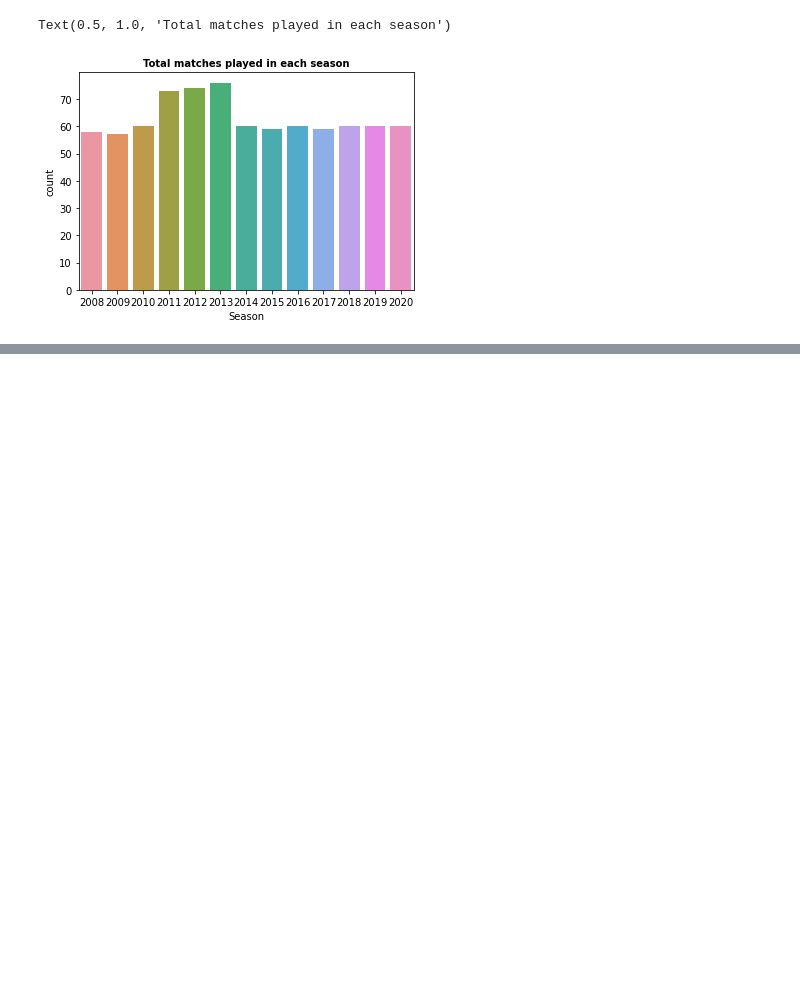
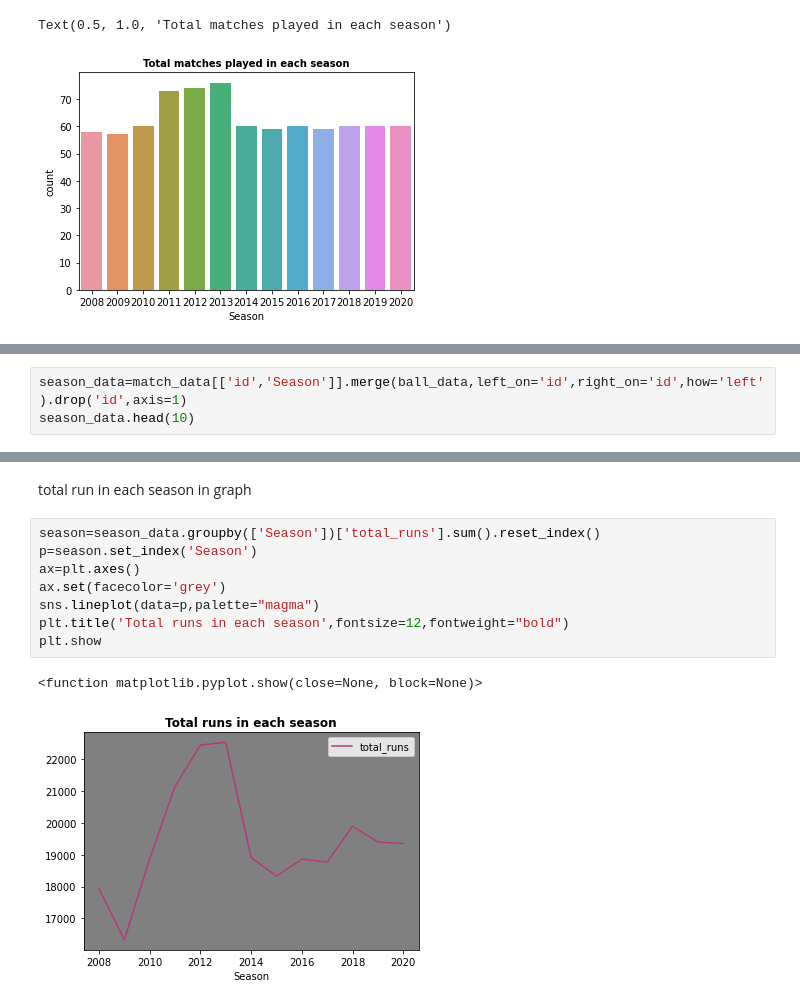
Before and after one commit to Sipun00/vscode, a Jupyter notebook: IPL DATA ANNALYSIS/IPL.ipynb, the cells around one changed output, grey strips where cells are left out. Drawn from its saved outputs; the diff is of its cells as text; blank space fills up the shorter version.

```diff
--- a/IPL DATA ANNALYSIS/IPL.ipynb
+++ b/IPL DATA ANNALYSIS/IPL.ipynb
@@ -156,0 +162,3 @@ Text(0.5, 1.0, 'Total matches played in each season')
+# %%
+season_data=match_data[['id','Season']].merge(ball_data,left_on='id',right_on='id',how='left').drop('id',axis=1)
+season_data.head(10)
@@ -156,0 +177,13 @@ Text(0.5, 1.0, 'Total matches played in each season')
+# %% [markdown]
+total run in each season in graph
+# %%
+season=season_data.groupby(['Season'])['total_runs'].sum().reset_index()
+p=season.set_index('Season')
+ax=plt.axes()
+ax.set(facecolor='grey')
+sns.lineplot(data=p,palette="magma")
+plt.title('Total runs in each season',fontsize=12,fontweight="bold")
+plt.show
+# %% [output]
+<function matplotlib.pyplot.show(close=None, block=None)>
+[figure, added]
```
Also changed, not shown: parts of 6 cells of this notebook, 16 other files.
